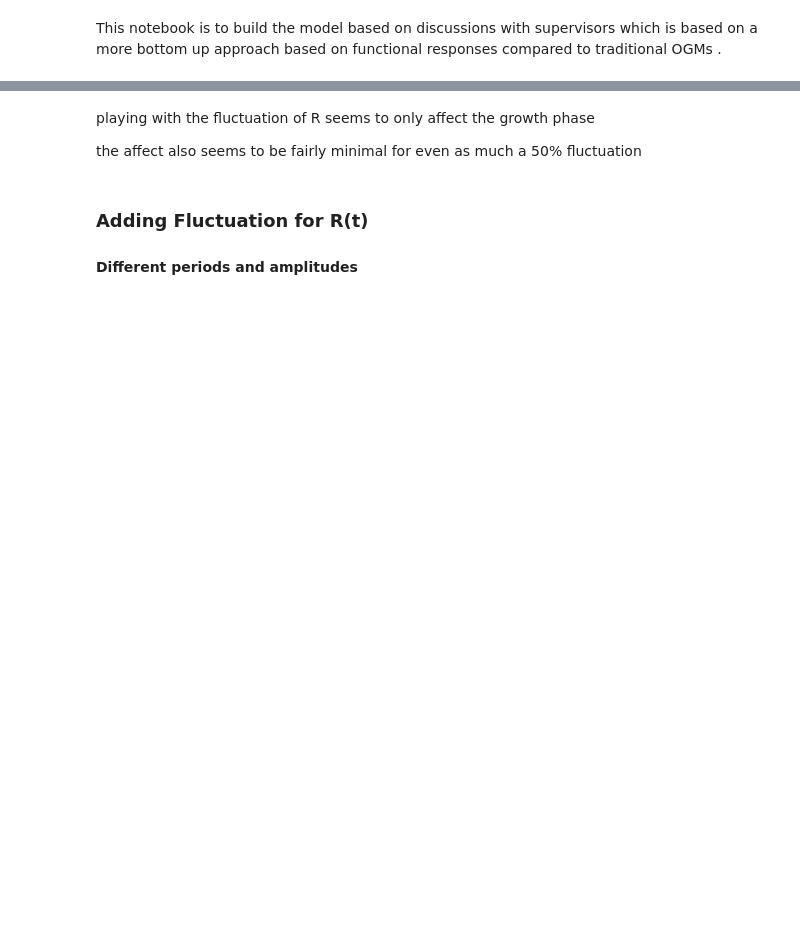
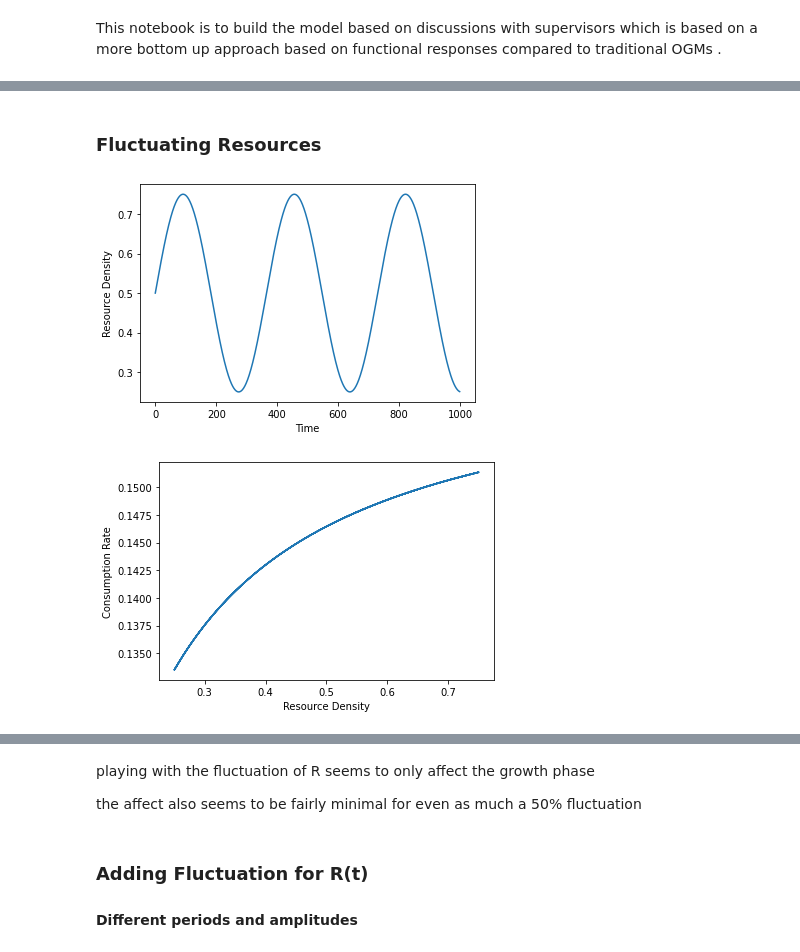
Before and after one commit to Don-Burns/Masters_Project, a Jupyter notebook: code/Supply_Model.ipynb, the cells around one changed output, grey strips where cells are left out. Saved outputs shown, nothing was run; the diff lists cells and outputs as text; code cells hidden in the pictures; blank space fills up the shorter version.

```diff
--- a/code/Supply_Model.ipynb
+++ b/code/Supply_Model.ipynb
@@ -81 +109,26 @@ where:
+# %% [markdown]
+### Fluctuating Resources
+# %%
+## parameters ##
+m = 1000
+average_resource_density = 0.5
+t = np.arange(0, 10**3)
+# fluctuates for 50% of the
+ResDens = F.Rt(t=t, amp=average_resource_density*0.5, centre=average_resource_density, period =365)
+FR = F.Fun_Resp(m, ResDens, "3D")
+
+plt.figure()
+plt.plot(t, ResDens)
+plt.xlabel("Time")
+plt.ylabel("Resource Density")
+plt.show()
+
+plt.figure()
+plt.plot(ResDens, FR)
+plt.xlabel("Resource Density")
+plt.ylabel("Consumption Rate")
+plt.show()
+# %% [output]
+[figure, added]
+[figure, added]
 # %% [markdown]
```
Also changed, not shown: parts of 23 cells of this notebook, 1 other file.
